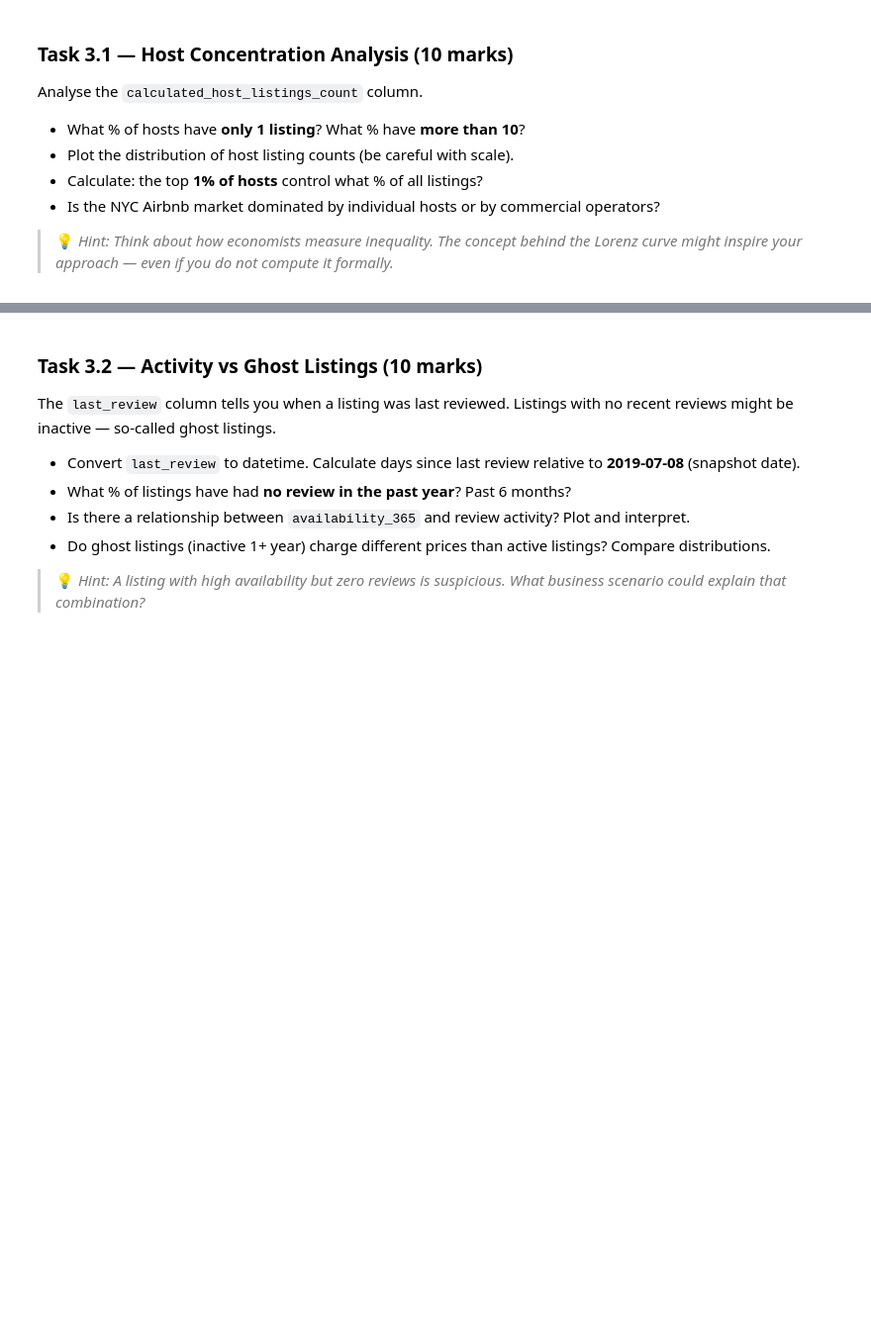
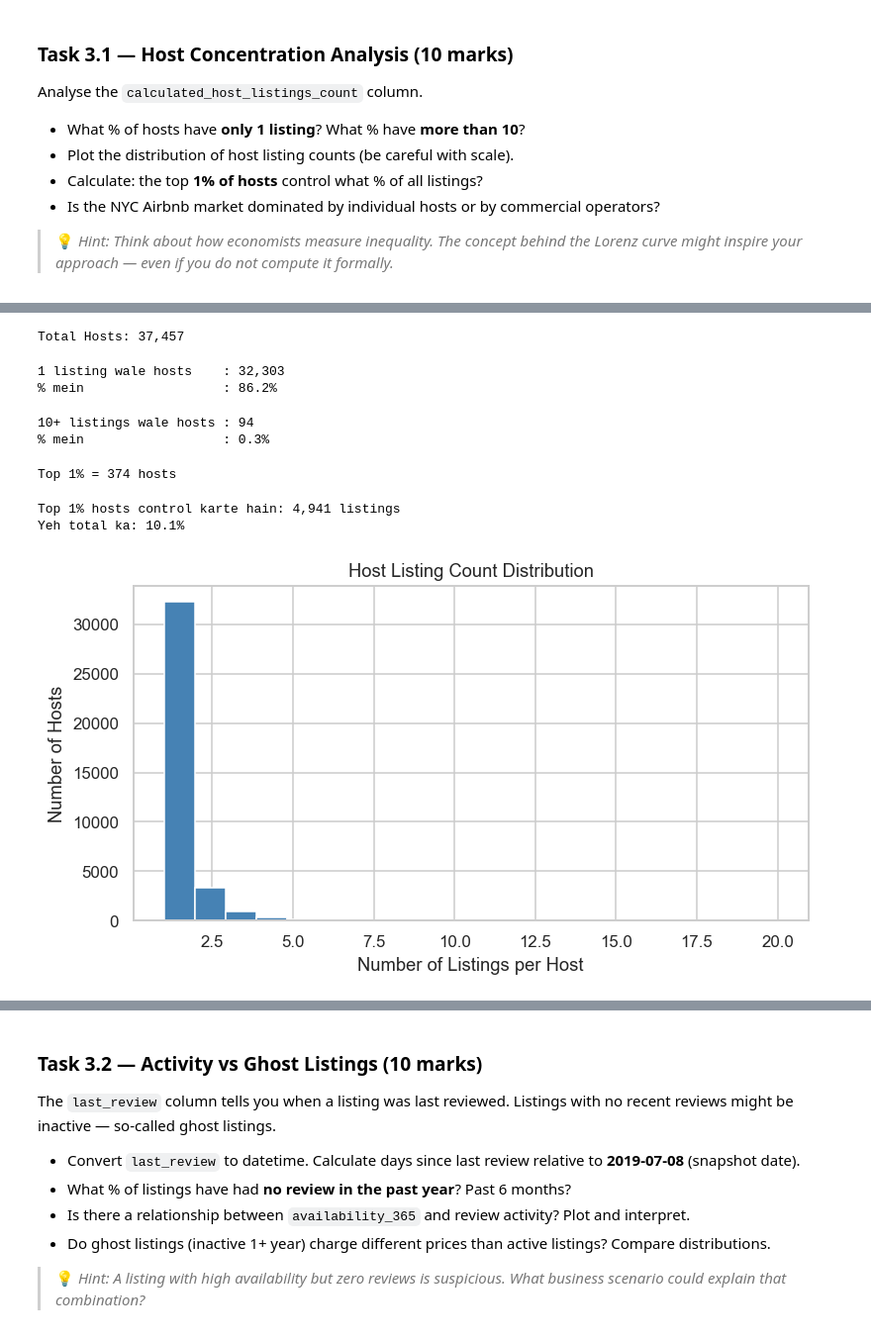
Before and after one commit to tashfeen786/Netsol-week-2, a Jupyter notebook: EDA_Assignment_NYC_Airbnb .ipynb, the cells around one changed output, grey strips where cells are left out. Shown at 99% size. Drawn from its saved outputs; the diff is of its cells as text; code cells hidden in the pictures; blank space fills up the shorter version.

```diff
--- a/EDA_Assignment_NYC_Airbnb .ipynb
+++ b/EDA_Assignment_NYC_Airbnb .ipynb
@@ -657,0 +653,58 @@ Analyse the `calculated_host_listings_count` column.
+# %%
+# Your code here
+# Har host ke paas kitni listings hain
+host_counts = df.groupby('host_id')['id'].count()
+#print(host_counts.value_counts().sort_index())
+# %%
+# Total hosts kitne hain
+total_hosts = len(host_counts)
+print(f"Total Hosts: {total_hosts:,}")
+# %% [output]
+Total Hosts: 37,457
+# %%
+single = (host_counts == 1).sum()
+print(f"1 listing wale hosts    : {single:,}")
+print(f"% mein                  : {single/total_hosts*100:.1f}%")
+# %% [output]
+1 listing wale hosts    : 32,303
+% mein                  : 86.2%
+# %%
+# 10 se zyada listings wale
+multi = (host_counts > 10).sum()
+print(f"10+ listings wale hosts : {multi:,}")
+print(f"% mein                  : {multi/total_hosts*100:.1f}%")
+# %% [output]
+10+ listings wale hosts : 94
+% mein                  : 0.3%
+# %%
+# Top 1% hosts kaun hain
+top_1_percent = int(total_hosts * 0.01)  # 1% nikalo
+print(f"Top 1% = {top_1_percent} hosts")
+# %% [output]
+Top 1% = 374 hosts
+# %%
+# Inki listings sort karo — sabse zyada listings pehle
+host_counts_sorted = host_counts.sort_values(ascending=False)
+# Top 1% ki total listings
+top_listings = host_counts_sorted.head(top_1_percent).sum()
+total_listings = len(df)
+print(f"Top 1% hosts control karte hain: {top_listings:,} listings")
+print(f"Yeh total ka: {top_listings/total_listings*100:.1f}%")
+# %% [output]
+Top 1% hosts control karte hain: 4,941 listings
+Yeh total ka: 10.1%
+# %%
+# Histogram — host listing counts ki distribution
+plt.figure(figsize=(8, 4))
+
+plt.hist(host_counts[host_counts <= 20],
+         bins=20,
+         color='steelblue',
+         edgecolor='white')
+
+plt.title('Host Listing Count Distribution')
+plt.xlabel('Number of Listings per Host')
+plt.ylabel('Number of Hosts')
+plt.show()
+# %% [output]
+[figure, added]
```
Also changed, not shown: parts of 13 cells of this notebook.
